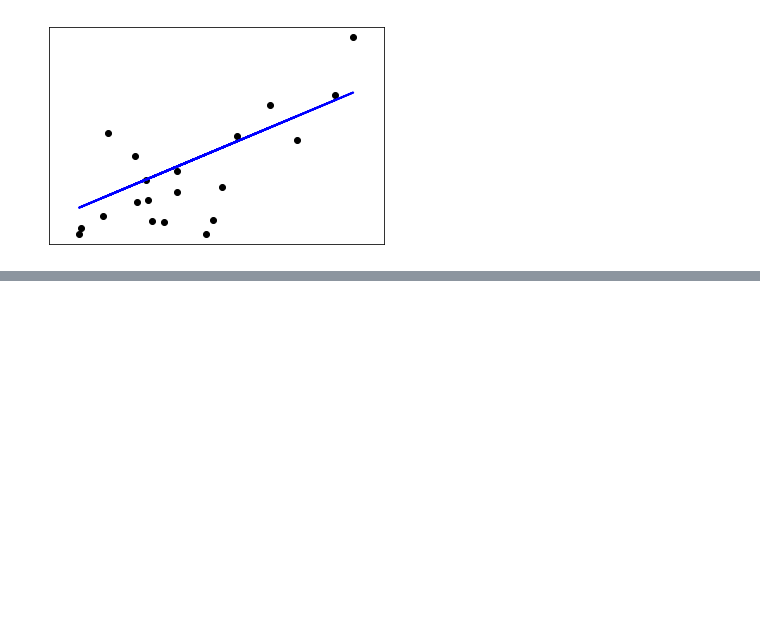
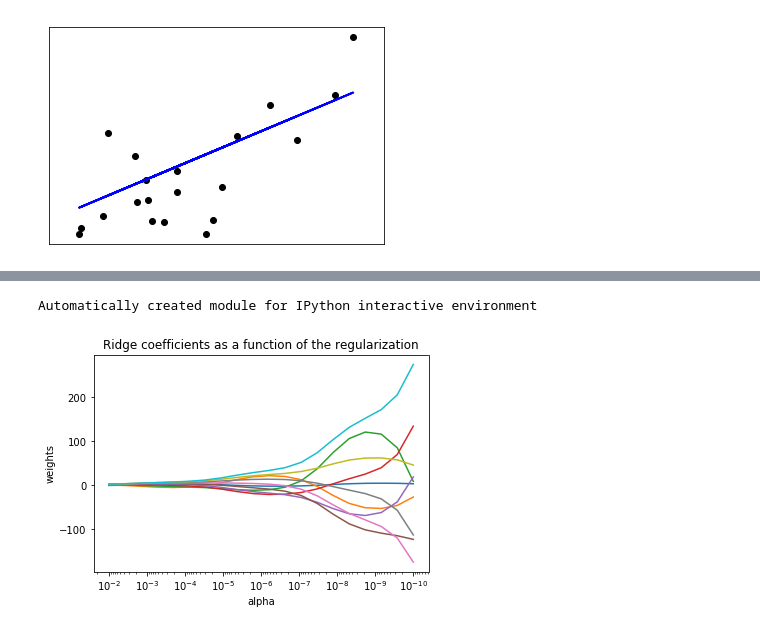
Before and after one commit to sshhan/practice, a Jupyter notebook: Generalized_Linear_models.ipynb, the cells around one changed output, grey strips where cells are left out. Saved outputs shown, nothing was run; the diff lists cells and outputs as text; code cells hidden in the pictures; blank space fills up the shorter version.

```diff
--- a/Generalized_Linear_models.ipynb
+++ b/Generalized_Linear_models.ipynb
@@ -78,0 +103,39 @@ Automatically created module for IPython interactive environment
+# %%
+print(__doc__)
+
+import numpy as np
+import matplotlib.pyplot as plt
+from sklearn import linear_model
+
+# X is the 10*10 Hilbert matrix
+X=1./(np.arange(1,11)+np.arange(0,10)[:,np.newaxis])
+y=np.ones(10)
+
+#####################
+#compute paths
+
+n_alphas=20
+alphas=np.logspace(-10,-2,n_alphas)
+
+coefs=[]
+for a in alphas:
+    ridge=linear_model.Ridge(alpha=a,fit_intercept=False)
+    ridge.fit(X,y)
+    coefs.append(ridge.coef_)
+
+##########
+# Display results
+
+ax=plt.gca()
+
+ax.plot(alphas,coefs)
+ax.set_xscale('log')
+ax.set_xlim(ax.get_xlim()[::-1]) #reverse axis
+plt.xlabel('alpha')
+plt.ylabel('weights')
+plt.title('Ridge coefficients as a function of the regularization')
+plt.axis('tight')
+plt.show()
+# %% [output]
+Automatically created module for IPython interactive environment
+[figure, added]
```
Also changed, not shown: parts of 7 cells of this notebook.
